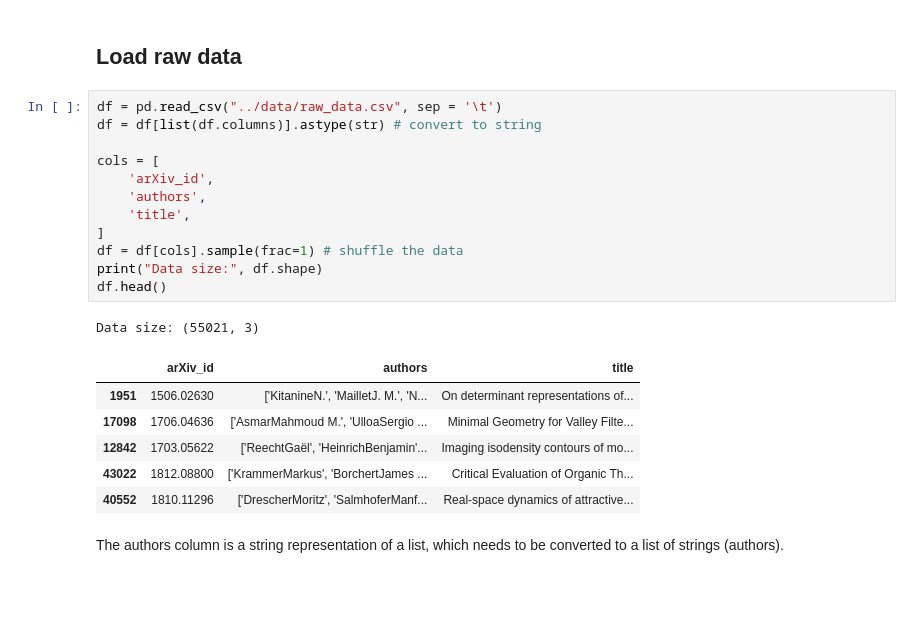
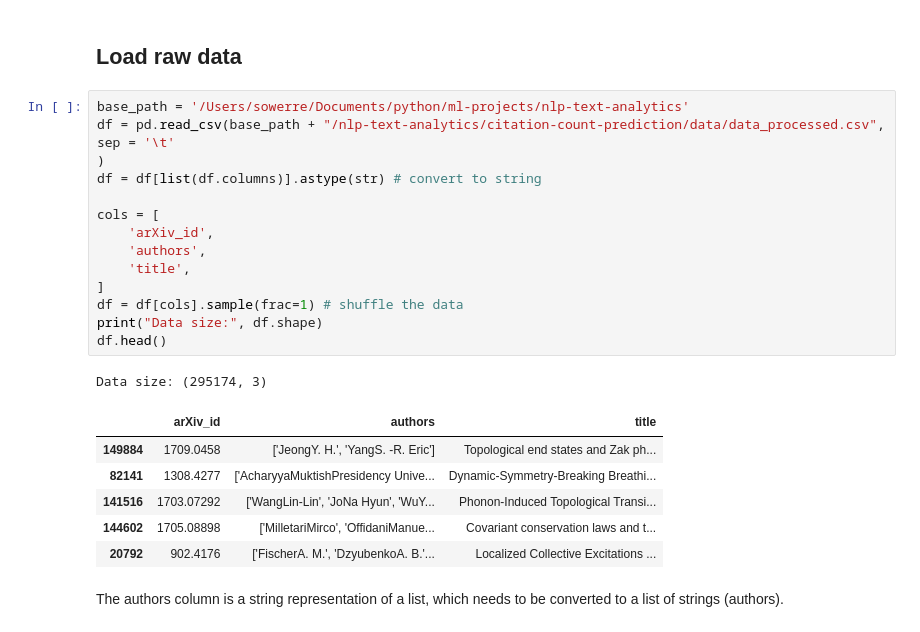
Before and after one commit to Owerre/nlp-text-analytics, a Jupyter notebook: nlp-text-analytics/network-analytics/notebooks/01-edge_list.ipynb, the cells around one changed output. Saved outputs shown, nothing was run; the diff lists cells and outputs as text; blank space fills up the shorter version.

```diff
--- a/nlp-text-analytics/network-analytics/notebooks/01-edge_list.ipynb
+++ b/nlp-text-analytics/network-analytics/notebooks/01-edge_list.ipynb
@@ -24,25 +24,28 @@ text_tf = TextPreprocessing()
 # %% [markdown]
 ## Load raw data
 # %%
-df = pd.read_csv("../data/raw_data.csv", sep = '\t')
+base_path = '/Users/sowerre/Documents/python/ml-projects/nlp-text-analytics'
+df = pd.read_csv(base_path + "/nlp-text-analytics/citation-count-prediction/data/data_processed.csv",
+sep = '\t'
+)
 df = df[list(df.columns)].astype(str) # convert to string
 
 cols = [
     'arXiv_id',
     'authors',
     'title',
 ]
 df = df[cols].sample(frac=1) # shuffle the data
 print("Data size:", df.shape)
 df.head()
 # %% [output]
-Data size: (55021, 3)
+Data size: (295174, 3)
 |  | arXiv_id | authors | title |
-| 1951 | 1506.02630 | ['KitanineN.', 'MailletJ. M.', 'N... | On determinant representations of... |
-| 17098 | 1706.04636 | ['AsmarMahmoud M.', 'UlloaSergio ... | Minimal Geometry for Valley Filte... |
-| 12842 | 1703.05622 | ['ReechtGaël', 'HeinrichBenjamin'... | Imaging isodensity contours of mo... |
-| 43022 | 1812.08800 | ['KrammerMarkus', 'BorchertJames ... | Critical Evaluation of Organic Th... |
-| 40552 | 1810.11296 | ['DrescherMoritz', 'SalmhoferManf... | Real-space dynamics of attractive... |
+| 149884 | 1709.0458 | ['JeongY. H.', 'YangS. -R. Eric'] | Topological end states and Zak ph... |
+| 82141 | 1308.4277 | ['AcharyyaMuktishPresidency Unive... | Dynamic-Symmetry-Breaking Breathi... |
+| 141516 | 1703.07292 | ['WangLin-Lin', 'JoNa Hyun', 'WuY... | Phonon-Induced Topological Transi... |
+| 144602 | 1705.08898 | ['MilletariMirco', 'OffidaniManue... | Covariant conservation laws and t... |
+| 20792 | 902.4176 | ['FischerA. M.', 'DzyubenkoA. B.'... | Localized Collective Excitations ... |
 # %% [markdown]
 The authors column is a string representation of a list, which needs to be converted to a list of strings (authors).
 # %%
```
Also changed, not shown: parts of 7 cells of this notebook, 13 other files.
